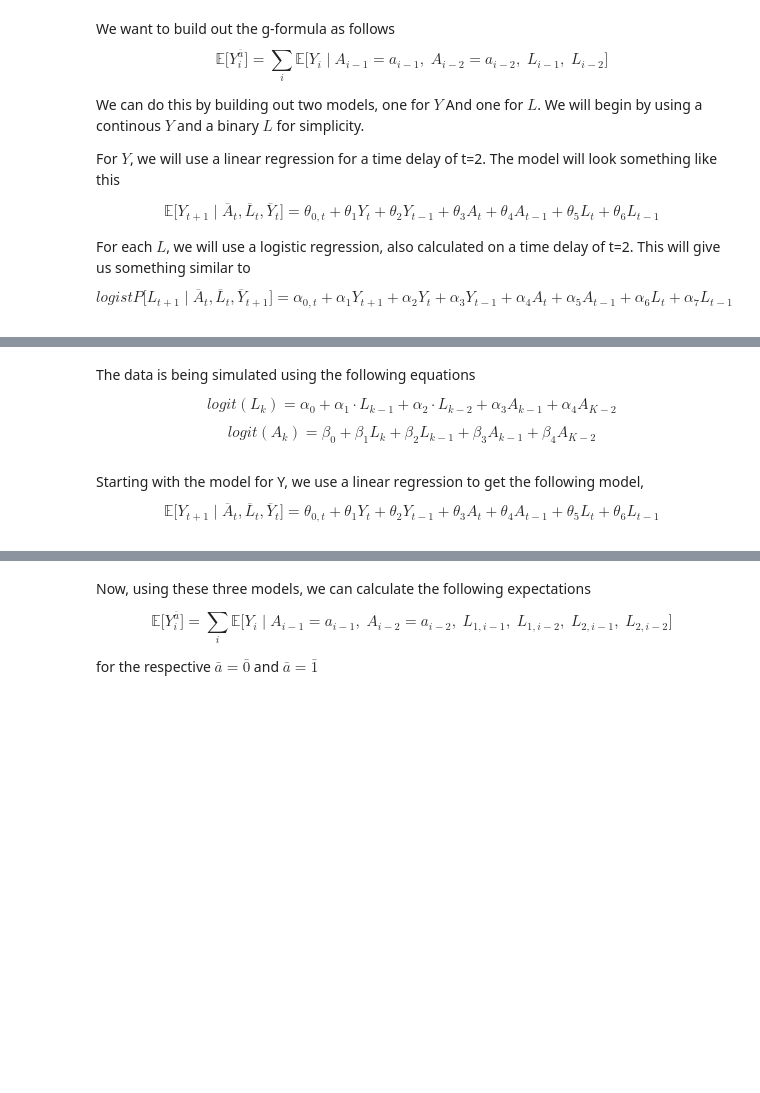
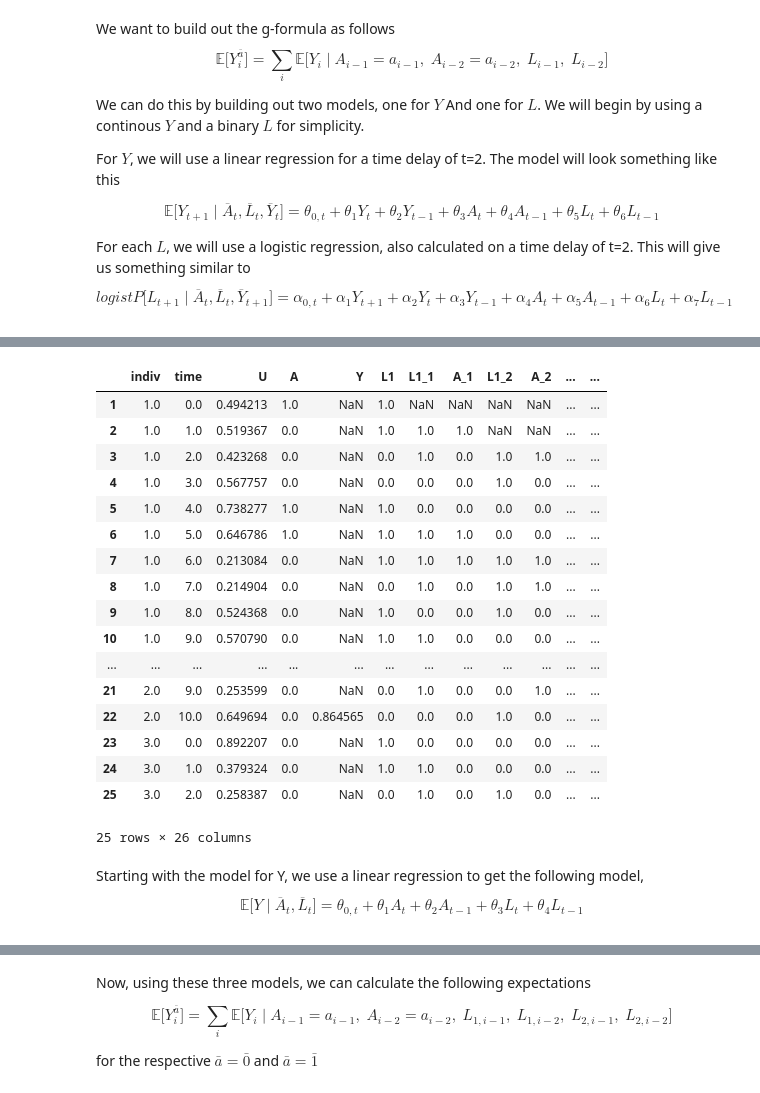
Before and after one commit to morganfb/Thesis, a Jupyter notebook: Second Iteration.ipynb, the cells around one changed output, grey strips where cells are left out. Cells and saved outputs as stored; diff of their text form; code cells hidden in the pictures; blank space fills up the shorter version.

```diff
--- a/Second Iteration.ipynb
+++ b/Second Iteration.ipynb
@@ -36,11 +42,4 @@ import csv
 import statsmodels.api as sm
 import statsmodels.formula.api as smf
 import random
-# %% [markdown]
-The data is being simulated using the following equations
-
-$$logit(L_k) = \alpha_0 + \alpha_1 \cdot L_{k-1} + \alpha_2 \cdot L_{k-2} + \alpha_3 A_{k-1} + \alpha_4 A_{K-2}$$
-
-
-$$ logit(A_k) = \beta_0 + \beta_1 L_{k} + \beta_2 L_{k-1} + \beta_3 A_{k-1} + \beta_4 A_{K-2} $$
 # %%
@@ -109,13 +138,31 @@ for ii in range(1,indiv+1):
-# %%
-# creating shifted values
-df["A_1"] = df.A.shift(1)
-df["A_2"] = df.A.shift(2)
-df["Y_1"] = df.Y.shift(1)
-df["Y_2"] = df.Y.shift(2)
-df["L1_1"] = df.L1.shift(1)
-df["L1_2"] = df.L1.shift(2)
-
-df.to_csv("Sim_Data.csv")
+# %%
+## establishing constants
+indiv = 500   ## number of individuals in study
+max_time = 10 ## number of time points being considered
+t_delay = 2 ## number of time delays included in model
+
+## Building out simulated data
+[df, coefficient_df] = data_creation(indiv,max_time, 2)
+df.head(25)
+# %% [output]
+|  | indiv | time | U | A | Y | L1 | L1_1 | A_1 | L1_2 | A_2 | ... | ... |
+| 1 | 1.0 | 0.0 | 0.494213 | 1.0 | NaN | 1.0 | NaN | NaN | NaN | NaN | ... | ... |
+| 2 | 1.0 | 1.0 | 0.519367 | 0.0 | NaN | 1.0 | 1.0 | 1.0 | NaN | NaN | ... | ... |
+| 3 | 1.0 | 2.0 | 0.423268 | 0.0 | NaN | 0.0 | 1.0 | 0.0 | 1.0 | 1.0 | ... | ... |
+| 4 | 1.0 | 3.0 | 0.567757 | 0.0 | NaN | 0.0 | 0.0 | 0.0 | 1.0 | 0.0 | ... | ... |
+| 5 | 1.0 | 4.0 | 0.738277 | 1.0 | NaN | 1.0 | 0.0 | 0.0 | 0.0 | 0.0 | ... | ... |
+| 6 | 1.0 | 5.0 | 0.646786 | 1.0 | NaN | 1.0 | 1.0 | 1.0 | 0.0 | 0.0 | ... | ... |
+| 7 | 1.0 | 6.0 | 0.213084 | 0.0 | NaN | 1.0 | 1.0 | 1.0 | 1.0 | 1.0 | ... | ... |
+| 8 | 1.0 | 7.0 | 0.214904 | 0.0 | NaN | 0.0 | 1.0 | 0.0 | 1.0 | 1.0 | ... | ... |
+| 9 | 1.0 | 8.0 | 0.524368 | 0.0 | NaN | 1.0 | 0.0 | 0.0 | 1.0 | 0.0 | ... | ... |
+| 10 | 1.0 | 9.0 | 0.570790 | 0.0 | NaN | 1.0 | 1.0 | 0.0 | 0.0 | 0.0 | ... | ... |
+| ... | ... | ... | ... | ... | ... | ... | ... | ... | ... | ... | ... | ... |
+| 21 | 2.0 | 9.0 | 0.253599 | 0.0 | NaN | 0.0 | 1.0 | 0.0 | 0.0 | 1.0 | ... | ... |
+| 22 | 2.0 | 10.0 | 0.649694 | 0.0 | 0.864565 | 0.0 | 0.0 | 0.0 | 1.0 | 0.0 | ... | ... |
+| 23 | 3.0 | 0.0 | 0.892207 | 0.0 | NaN | 1.0 | 0.0 | 0.0 | 0.0 | 0.0 | ... | ... |
+| 24 | 3.0 | 1.0 | 0.379324 | 0.0 | NaN | 1.0 | 1.0 | 0.0 | 0.0 | 0.0 | ... | ... |
+| 25 | 3.0 | 2.0 | 0.258387 | 0.0 | NaN | 0.0 | 1.0 | 0.0 | 1.0 | 0.0 | ... | ... |
+25 rows × 26 columns
 # %% [markdown]
 Starting with the model for Y, we use a linear regression to get the following model,
-$$\mathbb{E} \big[Y_{t+1} \mid \overline{A}_t, \overline{L}_t, \overline{Y}_t \big] = \theta_{0,t} + \theta_1 Y_{t} + \theta_2 Y_{t-1} + \theta_3 A_{t}+ \theta_4 A_{t-1} + \theta_5 L_t + \theta_6 L_{t-1} $$
+$$\mathbb{E} \big[Y \mid \overline{A}_t, \overline{L}_t \big] = \theta_{0,t} + \theta_1 A_{t}+ \theta_2 A_{t-1} + \theta_3 L_t + \theta_4 L_{t-1} $$
```
Also changed, not shown: parts of 11 cells of this notebook, 1 other file.
